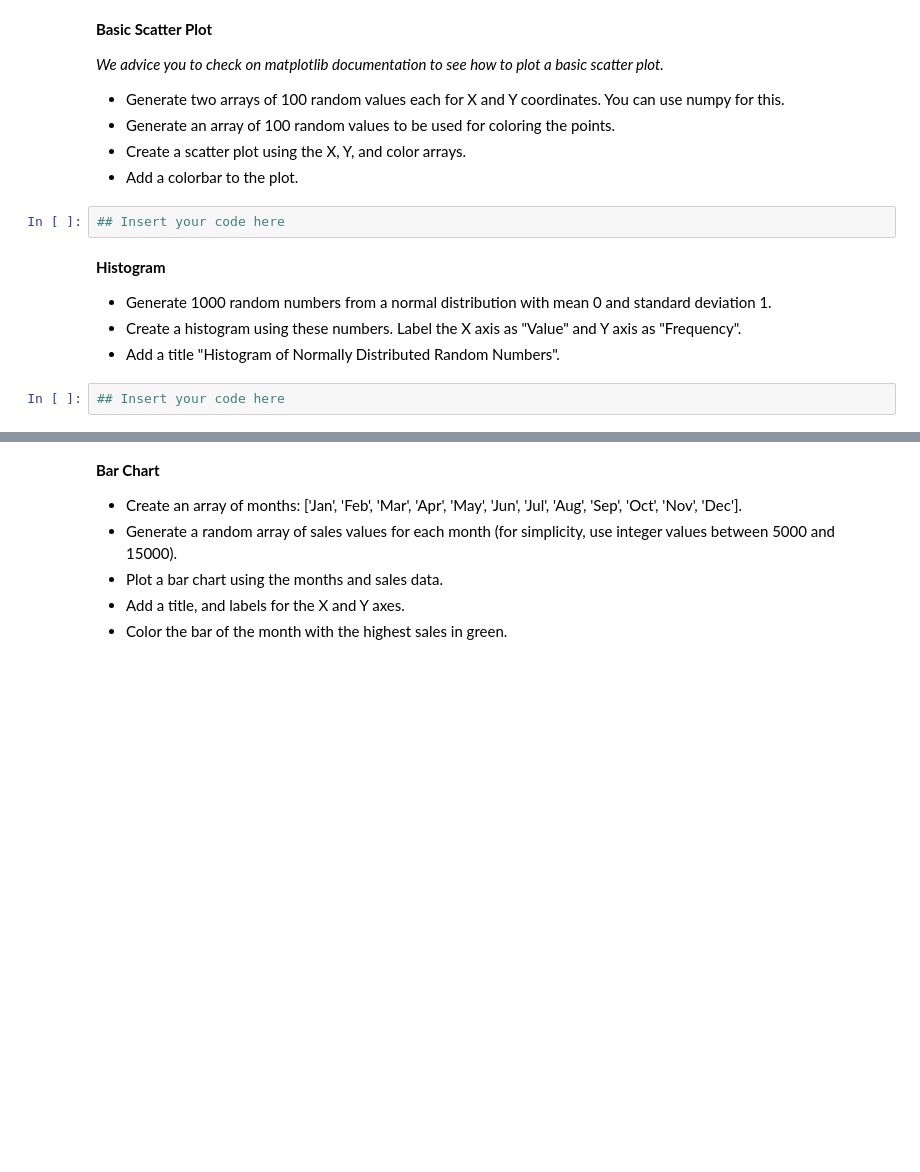
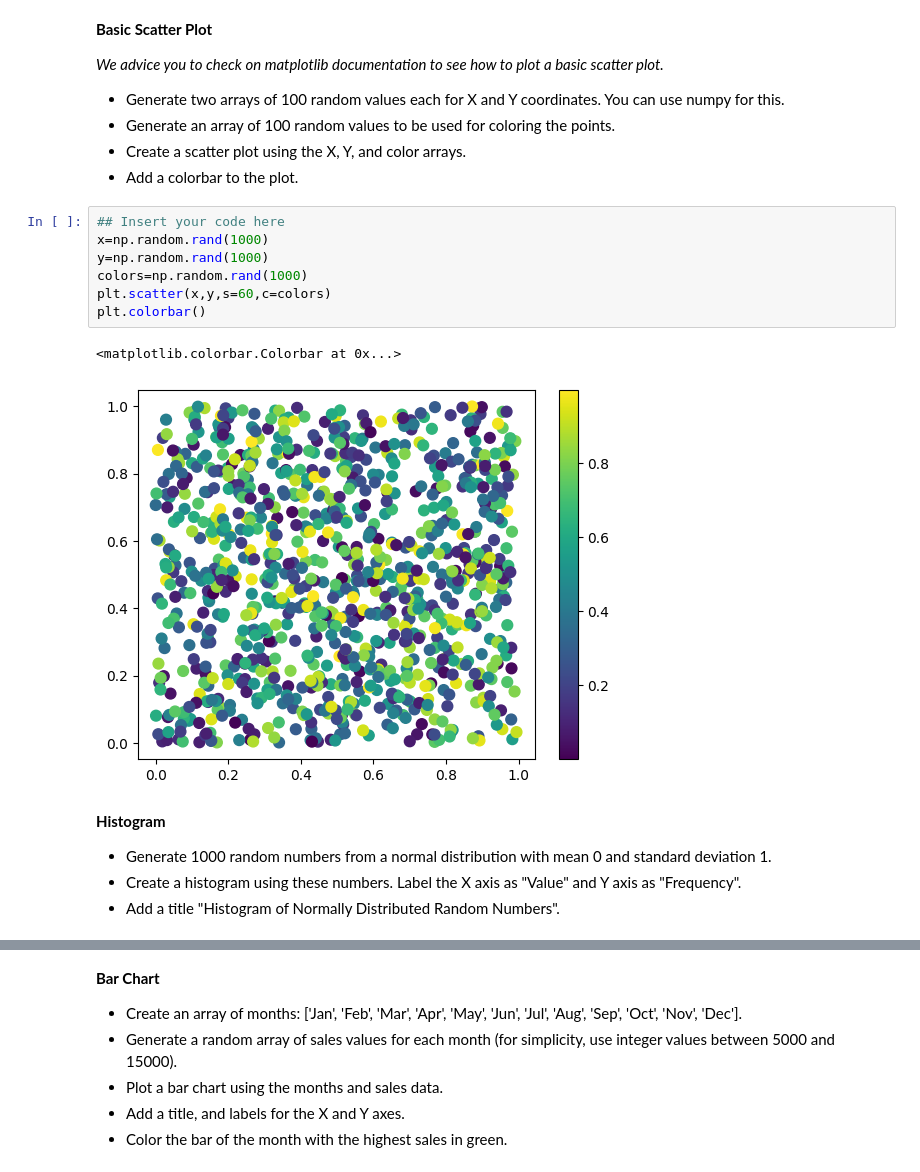
Before and after one commit to RaoulSinde/python-222, a Jupyter notebook: python_session_4.ipynb, the cells around one changed output, grey strips where cells are left out. Cells and saved outputs as stored; diff of their text form; blank space fills up the shorter version.

```diff
--- a/python_session_4.ipynb
+++ b/python_session_4.ipynb
@@ -130,8 +134,16 @@ plt.legend()
 - Generate an array of 100 random values to be used for coloring the points.
 - Create a scatter plot using the X, Y, and color arrays.
 - Add a colorbar to the plot.
-# %%
-## Insert your code here
+# %%
+## Insert your code here
+x=np.random.rand(1000)
+y=np.random.rand(1000)
+colors=np.random.rand(1000)
+plt.scatter(x,y,s=60,c=colors)
+plt.colorbar()
+# %% [output]
+<matplotlib.colorbar.Colorbar at 0x...>
+[figure, added]
 # %% [markdown]
 **Histogram**
 
@@ -139,5 +151,3 @@ plt.legend()
 - Create a histogram using these numbers.
 Label the X axis as "Value" and Y axis as "Frequency".
 - Add a title "Histogram of Normally Distributed Random Numbers".
-# %%
-## Insert your code here
```
Also changed, not shown: parts of 6 cells of this notebook.
